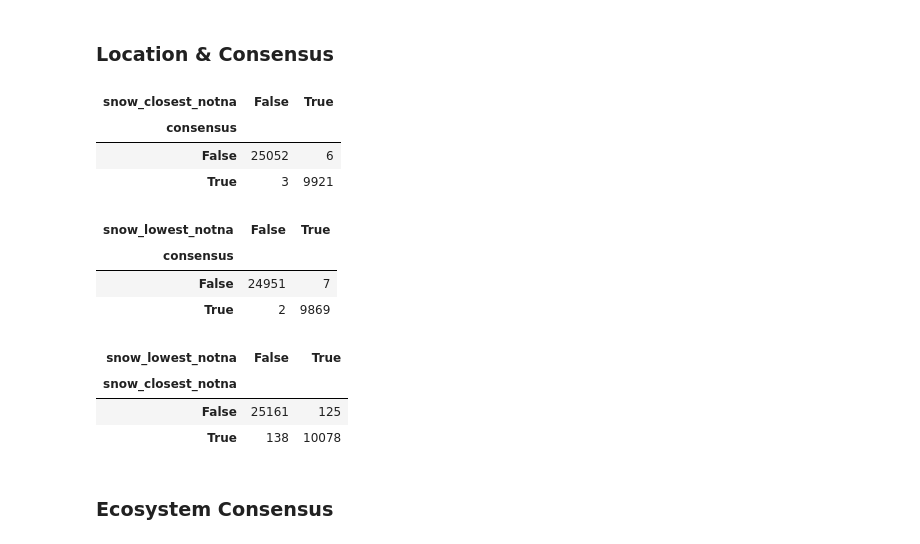
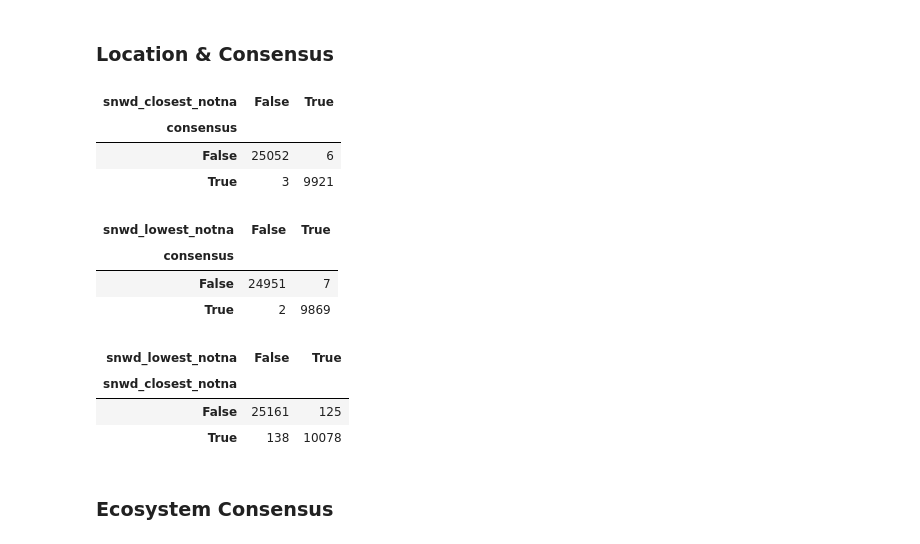
Before and after one commit to DataKind-DC/audubon-cbc, a Jupyter notebook: notebooks/2.1.4-he-snowfall-analysis.ipynb, the cells around one changed output. Drawn from its saved outputs; the diff is of its cells as text; code cells hidden in the pictures.

```diff
--- a/notebooks/2.1.4-he-snowfall-analysis.ipynb
+++ b/notebooks/2.1.4-he-snowfall-analysis.ipynb
@@ -238,7 +238,7 @@ g.head()
 |  |  | USW00045702 | Amchitka Island | 51.409713179.284881_1994 | US-AK | 51.409713 | 179.284881 | 51.3833 | 179.2500 | <NA> | ... |
 218997 rows × 13 columns
 # %%
-def snow_calc(dfg):
+def snwd_calc(dfg):
     is_na = dfg.s_snwd.isna()
 
     # there can be weirdness with boolean not being promoted to ints, so add zero
@@ -277,11 +277,11 @@ def snow_calc(dfg):
         'e_p' : e_num_true / e_num_notna if (e_num_notna > 0) else np.NaN,
         'n_p' : n_num_true / n_num_notna if (n_num_notna > 0) else np.NaN,
 
-        'snow_closest' : dfg.loc[dfg.distance.idxmin(), 's_snwd'] if (num > 0) else pd.NA,
-        'snow_closest_notna' : dfg.loc[dfg.loc[~is_na, 'distance'].idxmin(), 's_snwd'] if (num_notna > 0) else pd.NA,
+        'snwd_closest' : dfg.loc[dfg.distance.idxmin(), 's_snwd'] if (num > 0) else pd.NA,
+        'snwd_closest_notna' : dfg.loc[dfg.loc[~is_na, 'distance'].idxmin(), 's_snwd'] if (num_notna > 0) else pd.NA,
 
-        'snow_lowest' : pd.NA if pd.isna(lowest_id) else dfg.loc[lowest_id, 's_snwd'],
-        'snow_lowest_notna' : pd.NA if pd.isna(lowest_id_na) else dfg.loc[lowest_id_na, 's_snwd'],
+        'snwd_lowest' : pd.NA if pd.isna(lowest_id) else dfg.loc[lowest_id, 's_snwd'],
+        'snwd_lowest_notna' : pd.NA if pd.isna(lowest_id_na) else dfg.loc[lowest_id_na, 's_snwd'],
     })
 # %% [markdown]
 # The new fields used for Analysis
@@ -297,7 +297,7 @@ are in the same ecosystem and n is stations with the same nlcd code.
 p - The proportion of stations that reported snow for a circle
 # %%
 # Compute the fields used for Analysis
-circle_data = g.apply(snow_calc)
+circle_data = g.apply(snwd_calc)
 # %%
 # Add in the circles details (Name, State, Lat, Lon)
 circle_data = circle_obs.join(circle_data)
@@ -318,7 +318,7 @@ circle_data['e_consensus'] = np.where(((circle_data.e_p >= (1-AGREEMENT_THRESHOL
 circle_data['n_consensus'] = np.where(((circle_data.n_p >= (1-AGREEMENT_THRESHOLD)) & (circle_data.n_p <= AGREEMENT_THRESHOLD)) | circle_data.n_p.isna(),
                                      pd.NA, circle_data.n_p >= AGREEMENT_THRESHOLD)
 # %%
-for c in ['consensus', 'e_consensus', 'n_consensus', 'snow_closest', 'snow_closest_notna', 'snow_lowest', 'snow_lowest_notna']:
+for c in ['consensus', 'e_consensus', 'n_consensus', 'snwd_closest', 'snwd_closest_notna', 'snwd_lowest', 'snwd_lowest_notna']:
     circle_data[c] = circle_data[c].astype('boolean')
 # %%
 circle_data.head()
@@ -972,26 +989,26 @@ circle_data.consensus.sum()/ circle_data.consensus.count()
 ### Location & Consensus
 # %%
 # Cross tabs of the closest station to a circle vs the consenting stations
-pd.crosstab(circle_data.consensus, circle_data.snow_closest_notna)
+pd.crosstab(circle_data.consensus, circle_data.snwd_closest_notna)
 # %% [output]
-| snow_closest_notna | False | True |
+| snwd_closest_notna | False | True |
 | consensus |  |  |
 | False | 25052 | 6 |
 | True | 3 | 9921 |
 # %%
 # Cross tabs of the closest station in elivation to a circle vs the consenting stations
-pd.crosstab(circle_data.consensus, circle_data.snow_lowest_notna)
+pd.crosstab(circle_data.consensus, circle_data.snwd_lowest_notna)
 # %% [output]
-| snow_lowest_notna | False | True |
+| snwd_lowest_notna | False | True |
 | consensus |  |  |
 | False | 24951 | 7 |
 | True | 2 | 9869 |
 # %%
 # Cross tabs of the closest station to a circle vs the station with the closest elivation
-pd.crosstab(circle_data.snow_closest_notna, circle_data.snow_lowest_notna)
+pd.crosstab(circle_data.snwd_closest_notna, circle_data.snwd_lowest_notna)
 # %% [output]
-| snow_lowest_notna | False | True |
-| snow_closest_notna |  |  |
+| snwd_lowest_notna | False | True |
+| snwd_closest_notna |  |  |
 | False | 25161 | 125 |
 | True | 138 | 10078 |
 # %% [markdown]
```
Also changed, not shown: parts of 22 cells of this notebook.
